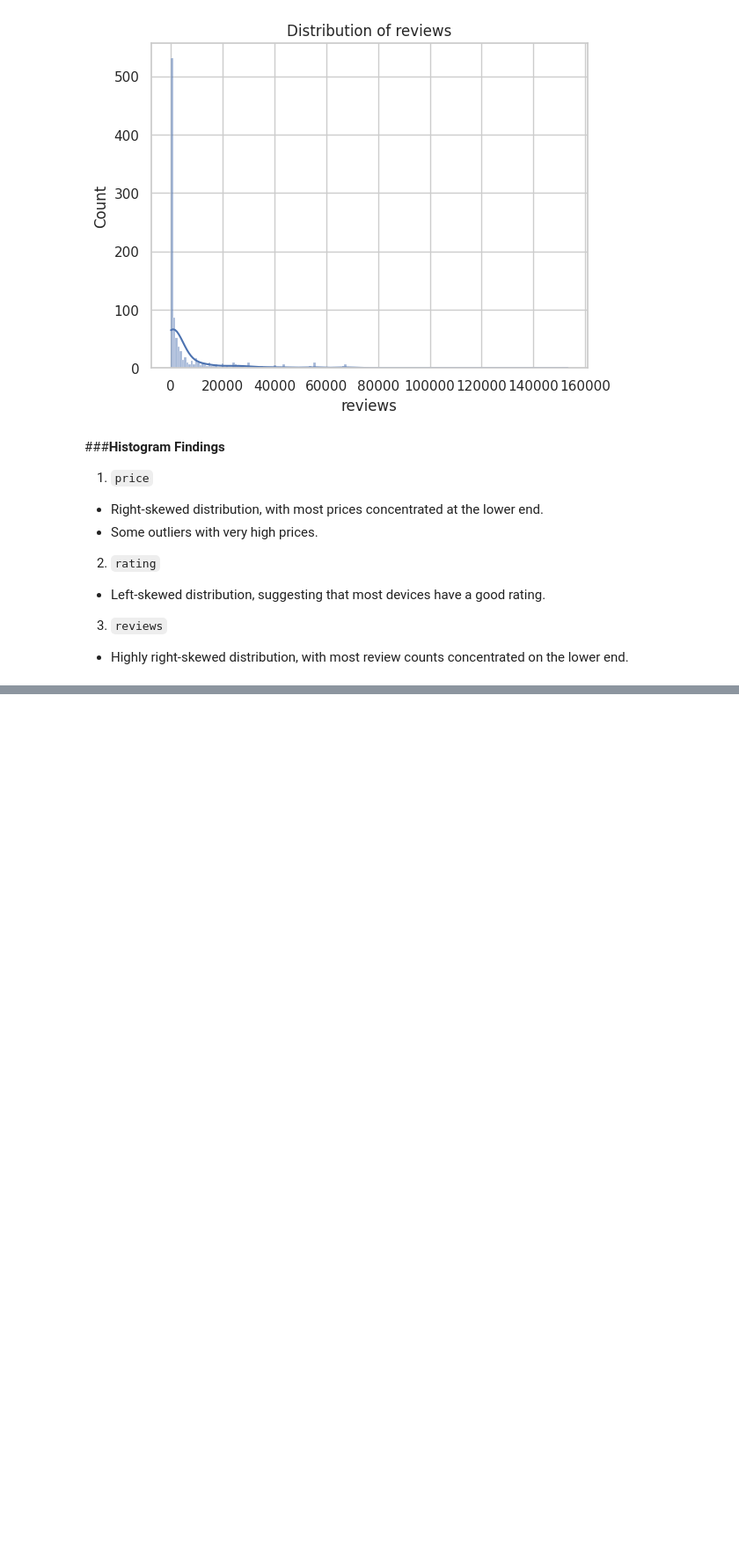
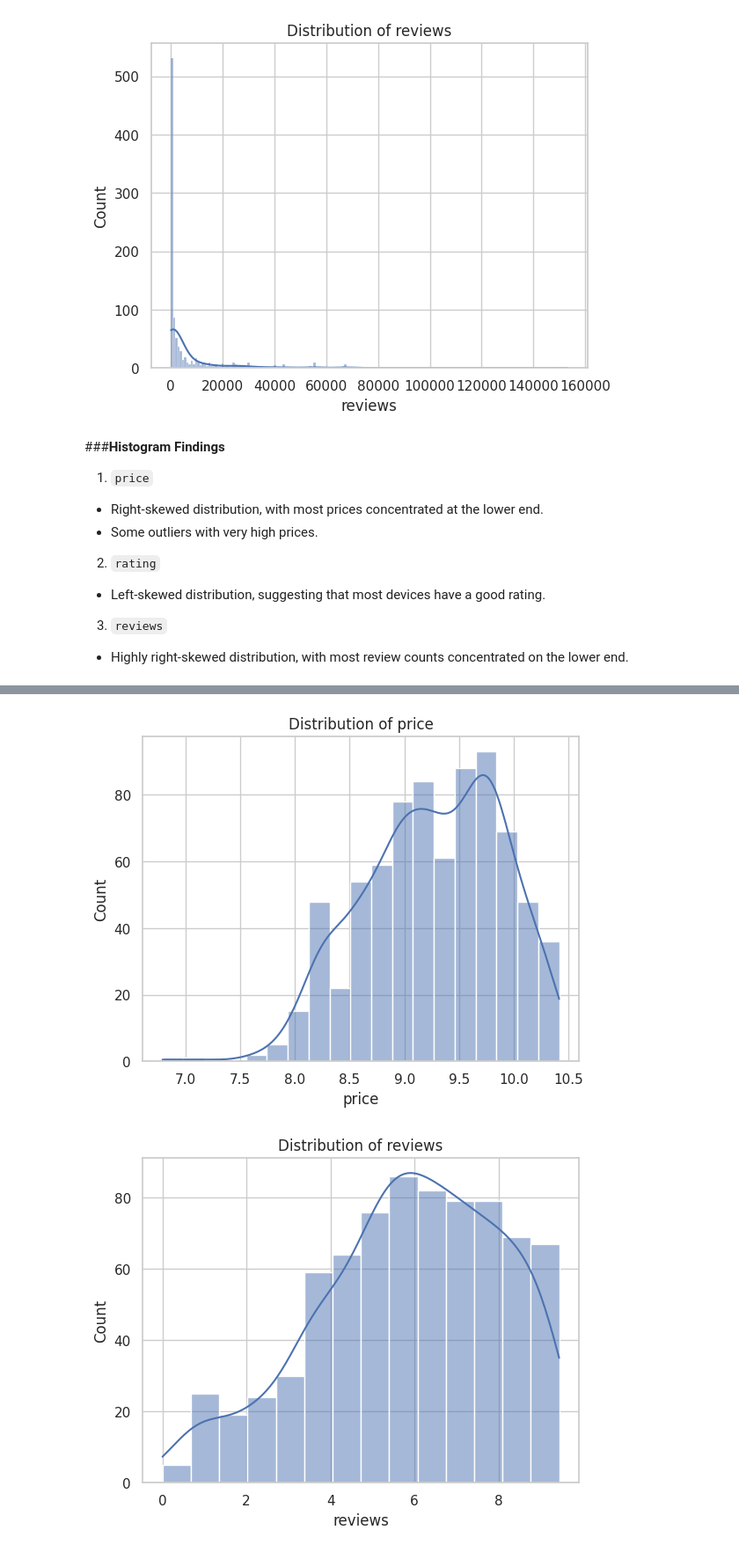
Before and after one commit to StacyChebet/Android-Devices, a Jupyter notebook: AndroidDevices_EDA_Practice.ipynb, the cells around one changed output, grey strips where cells are left out. Shown at 88% size. Drawn from its saved outputs; the diff is of its cells as text; code cells hidden in the pictures; blank space fills up the shorter version.

Commit message:
Conducted IQR and log transformations on the price and reviews to reduce the skewness and make them more normally distributed

```diff
--- a/AndroidDevices_EDA_Practice.ipynb
+++ b/AndroidDevices_EDA_Practice.ipynb
@@ -254,0 +327,13 @@ for var in numerical_vars:
+# %%
+#Applying log transformation to price and reviews
+df['price'] = (df['price'] + 1).apply(np.log)
+df['reviews'] = (df['reviews'] + 1).apply(np.log)
+# %%
+#Plotting the transformed distributions
+for var in ['price','reviews']:
+  sns.histplot(df[var].dropna(), kde=True)
+  plt.title(f'Distribution of {var}')
+  plt.show()
+# %% [output]
+[figure, added]
+[figure, added]
```
Also changed, not shown: parts of 9 cells of this notebook.
